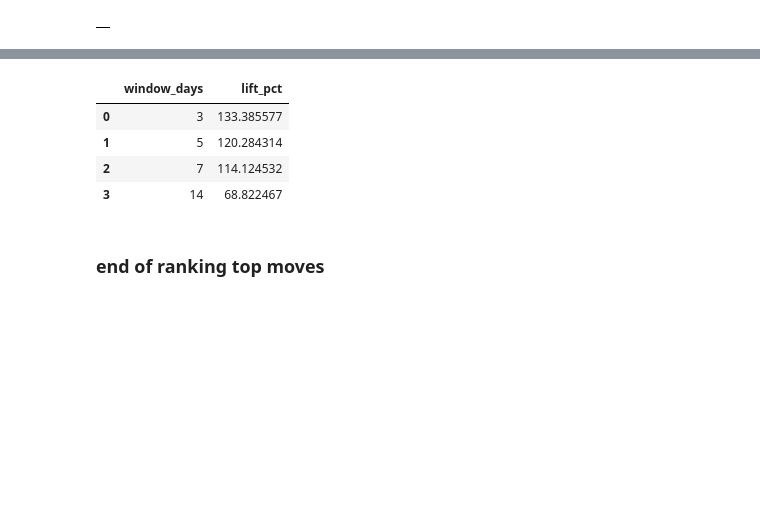
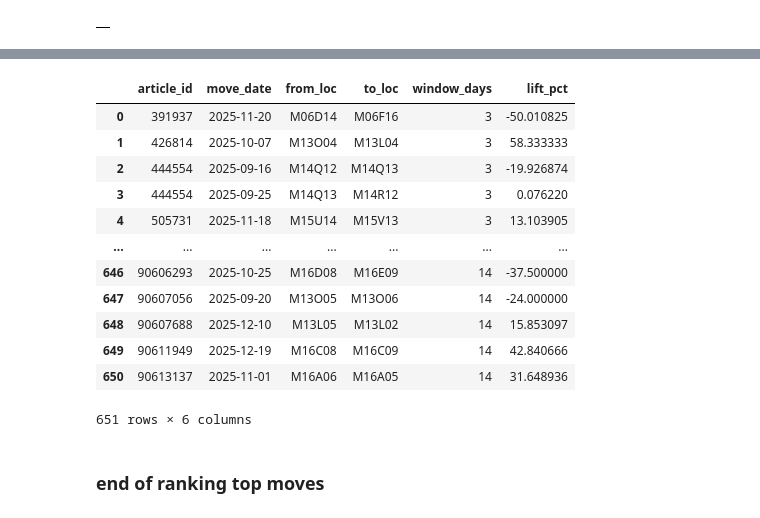
Before and after one commit to slovecchio/pmp_analysis_repo, a Jupyter notebook: Analysis_Jan_26/ArticleSingleLocationExploration.ipynb, the cells around one changed output, grey strips where cells are left out. Saved outputs shown, nothing was run; the diff lists cells and outputs as text; code cells hidden in the pictures; blank space fills up the shorter version.

```diff
--- a/Analysis_Jan_26/ArticleSingleLocationExploration.ipynb
+++ b/Analysis_Jan_26/ArticleSingleLocationExploration.ipynb
@@ -285,7 +297,7 @@ daily_sto_sales = sales_ams.groupby("date").agg({"revenue": "sum",
 
 
 sales_sto_weekly = sales_daily.set_index("date")\
-                            .resample("W-MON")\
+                            .resample("W-SAT")\
                             .sum()\
                             .reset_index()\
                             .rename(columns={"daily_sto_revenue": "weekly_sto_revenue",
@@ -293,11 +367,12 @@ sales_sto_weekly = sales_daily.set_index("date")\
 # %%
-sales_art_ts = time_series_df.merge(sales_ams,how="left", on=["date", "article_id"])
-sales_art_ts = sales_art_ts.dropna(subset=["revenue","item_quantity"], how="all", axis=0)
+#old logic with error
+#sales_art_ts = time_series_df.merge(sales_ams,how="left", on=["date", "article_id"])
+#sales_art_ts = sales_art_ts.dropna(subset=["revenue","item_quantity"], how="all", axis=0)
 
-sales_art_ts = sales_art_ts.groupby(["date", "article_id"])\
-                            .agg({"revenue":"sum",
-                                  "item_quantity": "sum",
-                                  "sales_location_id":"unique"
-                                 })\
-                            . reset_index()
-sales_art_ts = sales_art_ts.merge(sales_daily,how="left", on="date")
+#sales_art_ts = sales_art_ts.groupby(["date", "article_id"])\
+  #                          .agg({"revenue":"sum",
+ #                                 "item_quantity": "sum",
+   #                               "sales_location_id":"unique"
+    #                             })\
+     #                       . reset_index()
+#sales_art_ts = sales_art_ts.merge(sales_daily,how="left", on="date")
@@ -313,10 +459,8 @@ sales_art_ts.loc[sales_art_ts.article_id==69768].head()
 # %%
-sales_art_weekly_ts = sales_art_ts.set_index('date')\
-                                    .groupby([pd.Grouper(freq='W-MON'), 'article_id'])\
-                                    .agg({"revenue":"sum","item_quantity":"sum"})\
-                                    .reset_index()\
-                                    .rename(columns={"revenue": "article_revenue_weekly",
-                                                    "item_quantity": "item_quantity_weekly"})
-# sales_art_ts["revenue_perc"] = round(sales_art_ts["revenue"]/sales_art_ts["daily_sto_revenue"],6)*100
-# sales_art_ts["quantity_perc"] = round(sales_art_ts["item_quantity"]/sales_art_ts["daily_sto_quantity"],6)*100
+#sales_art_weekly_ts = sales_art_ts.set_index('date')\
+ #                                   .groupby([pd.Grouper(freq='W-SUN'), 'article_id'])\
+ #                                   .agg({"revenue":"sum","item_quantity":"sum"})\
+  #                                  .reset_index()\
+   #                                 .rename(columns={"revenue": "article_revenue_weekly",
+   #                                                 "item_quantity": "item_quantity_weekly"})
 # %%
@@ -695,11 +842,19 @@ print(pairs)
 # %%
-mean_lift
+lifts
 # %% [output]
-|  | window_days | lift_pct |
-| 0 | 3 | 133.385577 |
-| 1 | 5 | 120.284314 |
-| 2 | 7 | 114.124532 |
-| 3 | 14 | 68.822467 |
+|  | article_id | move_date | from_loc | to_loc | window_days | lift_pct |
+| 0 | 391937 | 2025-11-20 | M06D14 | M06F16 | 3 | -50.010825 |
+| 1 | 426814 | 2025-10-07 | M13O04 | M13L04 | 3 | 58.333333 |
+| 2 | 444554 | 2025-09-16 | M14Q12 | M14Q13 | 3 | -19.926874 |
+| 3 | 444554 | 2025-09-25 | M14Q13 | M14R12 | 3 | 0.076220 |
+| 4 | 505731 | 2025-11-18 | M15U14 | M15V13 | 3 | 13.103905 |
+| ... | ... | ... | ... | ... | ... | ... |
+| 646 | 90606293 | 2025-10-25 | M16D08 | M16E09 | 14 | -37.500000 |
+| 647 | 90607056 | 2025-09-20 | M13O05 | M13O06 | 14 | -24.000000 |
+| 648 | 90607688 | 2025-12-10 | M13L05 | M13L02 | 14 | 15.853097 |
+| 649 | 90611949 | 2025-12-19 | M16C08 | M16C09 | 14 | 42.840666 |
+| 650 | 90613137 | 2025-11-01 | M16A06 | M16A05 | 14 | 31.648936 |
+651 rows × 6 columns
 # %% [markdown]
 ### end of ranking top moves
 # %% [markdown]
```
Also changed, not shown: parts of 35 cells of this notebook.
